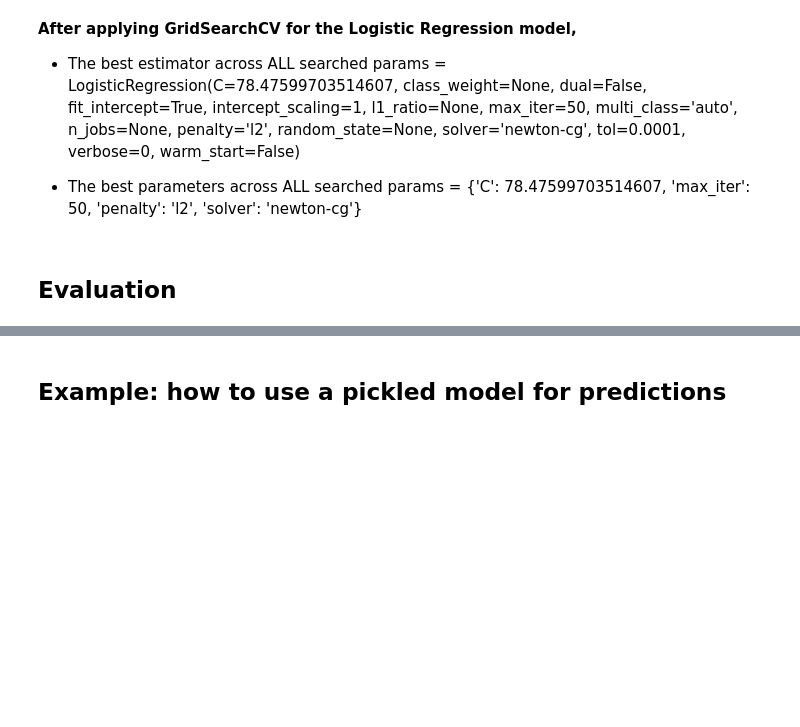
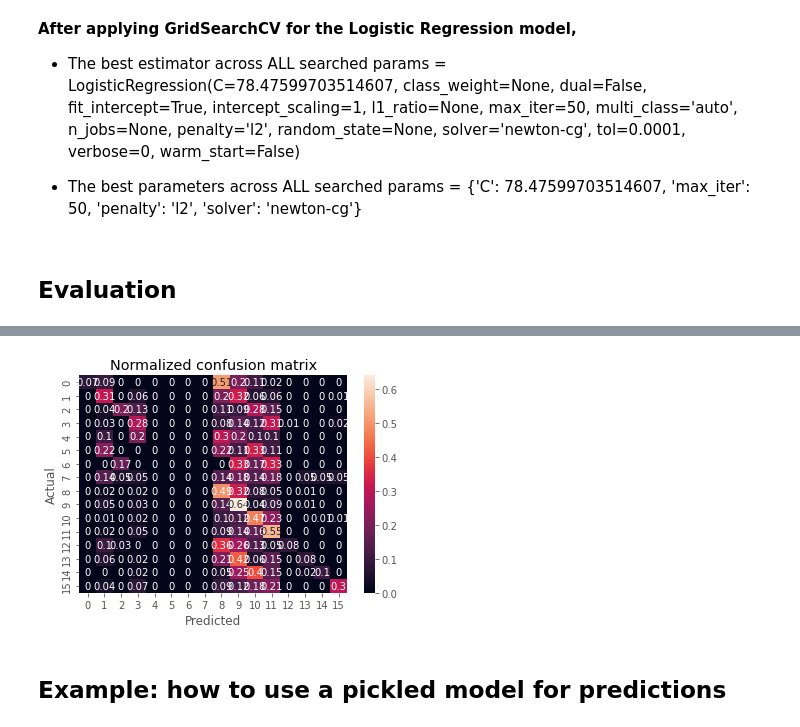
Before and after one commit to rukshan99/ML_Assignment2_IT19129204_IT19147024_IT19126234_IT19121352, a Jupyter notebook: MBTI_Personality_Prediction.ipynb, the cells around one changed output, grey strips where cells are left out. Drawn from its saved outputs; the diff is of its cells as text; code cells hidden in the pictures; blank space fills up the shorter version.

```diff
--- a/MBTI_Personality_Prediction.ipynb
+++ b/MBTI_Personality_Prediction.ipynb
@@ -242,0 +314,4 @@ accuracy
+# %%
+print("Normalized confusion matrix")
+confusion_matrix_Normalized = np.round(confusion_matrix/np.sum(confusion_matrix,axis=1).reshape(-1,1),2)
+print(confusion_matrix_Normalized)
@@ -243,3 +336,13 @@ accuracy
+# %%
+sns.heatmap(confusion_matrix_Normalized,annot=True,cbar_kws={"orientation":"vertical"})
+
+# Display the visualization of the Normalized Confusion Matrix.
+plt.xlabel("Predicted")
+plt.ylabel("Actual")
+plt.title("Normalized confusion matrix")
+plt.show()
+# %% [output]
+[figure, added]
 # %% [markdown]
 ## Example: how to use a pickled model for predictions
 # %% [markdown]
```
Also changed, not shown: parts of 17 cells of this notebook.
